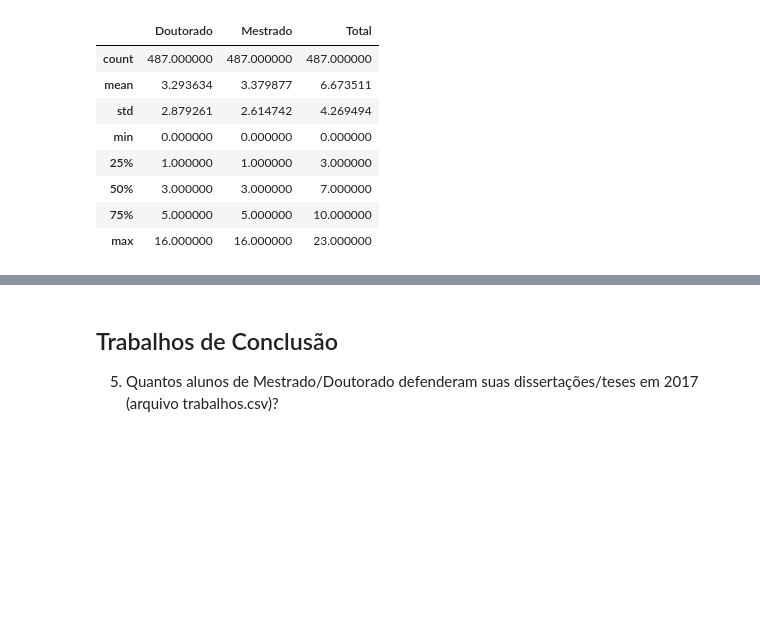
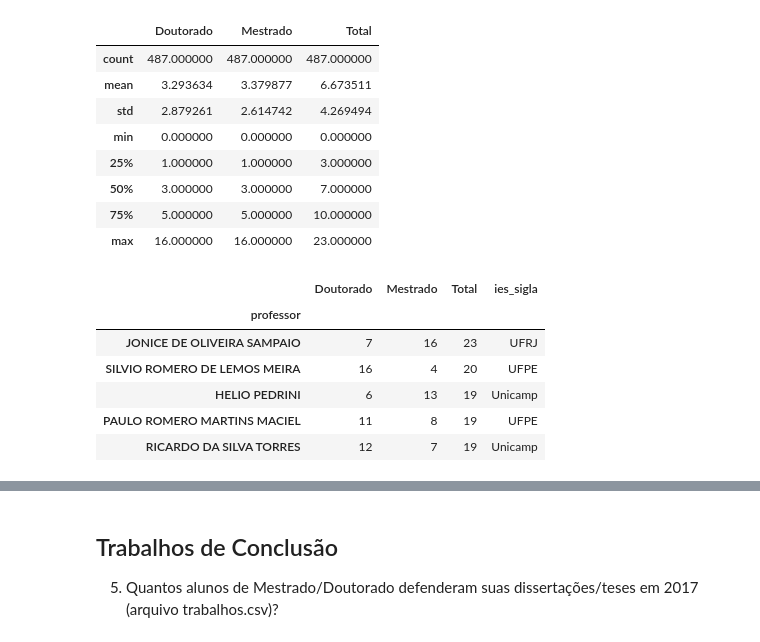
Before and after one commit to Pedalves/DataScience, a Jupyter notebook: CAPES/T1.1 Enunciado - Analise descritiva de dados de PG.ipynb, the cells around one changed output, grey strips where cells are left out. Saved outputs shown, nothing was run; the diff lists cells and outputs as text; code cells hidden in the pictures; blank space fills up the shorter version.

```diff
--- a/CAPES/T1.1 Enunciado - Analise descritiva de dados de PG.ipynb
+++ b/CAPES/T1.1 Enunciado - Analise descritiva de dados de PG.ipynb
@@ -463,3 +463,27 @@ docentes_alunos_table.describe()
 | 50% | 3.000000 | 3.000000 | 7.000000 |
 | 75% | 5.000000 | 5.000000 | 10.000000 |
 | max | 16.000000 | 16.000000 | 23.000000 |
+# %%
+# Adiciona o programa que cada professior pertence
+
+docentes_alunos_table = pd.merge(
+    docentes_alunos_table,
+    discentes_categ_df[['nome','ies_sigla']],
+    left_index =True,
+    right_on='nome' )
+
+docentes_alunos_table = docentes_alunos_table.set_index('nome')
+docentes_alunos_table.index.name = 'professor'
+
+docentes_alunos_table = docentes_alunos_table.sort_values( 'Total' , ascending=False )
+
+# Verificando quem são os professores com mais alunos
+docentes_alunos_table.head()
+# %% [output]
+|  | Doutorado | Mestrado | Total | ies_sigla |
+| professor |  |  |  |  |
+| JONICE DE OLIVEIRA SAMPAIO | 7 | 16 | 23 | UFRJ |
+| SILVIO ROMERO DE LEMOS MEIRA | 16 | 4 | 20 | UFPE |
+| HELIO PEDRINI | 6 | 13 | 19 | Unicamp |
+| PAULO ROMERO MARTINS MACIEL | 11 | 8 | 19 | UFPE |
+| RICARDO DA SILVA TORRES | 12 | 7 | 19 | Unicamp |
```
Also changed, not shown: parts of 49 cells of this notebook.
